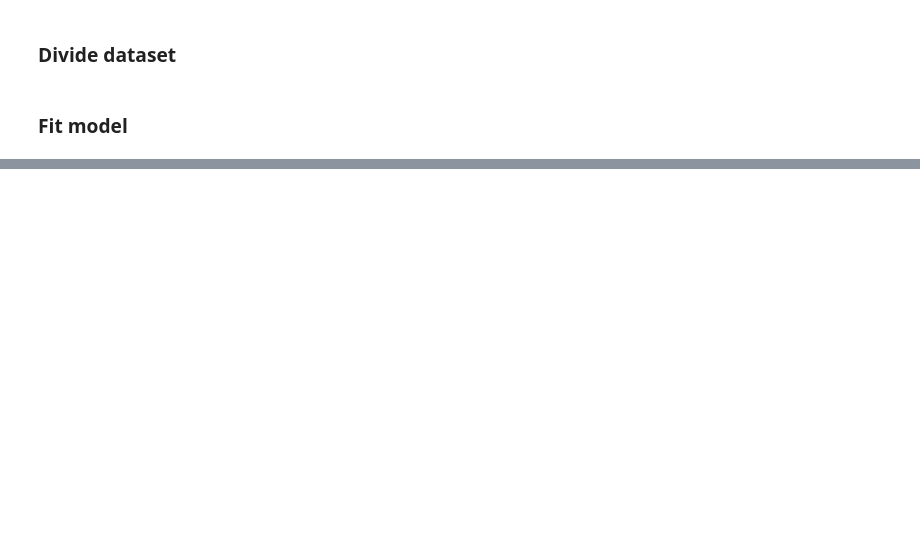
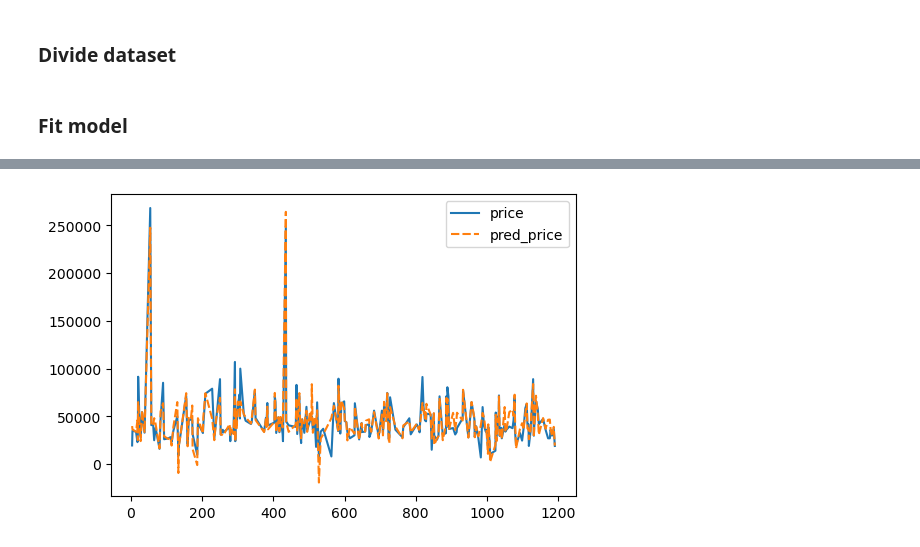
Before and after one commit to ImNotDarren/CarPricePrediction, a Jupyter notebook: car_price_prediction.ipynb, the cells around one changed output, grey strips where cells are left out. Cells and saved outputs as stored; diff of their text form; code cells hidden in the pictures; blank space fills up the shorter version.

```diff
--- a/car_price_prediction.ipynb
+++ b/car_price_prediction.ipynb
@@ -248,0 +271,12 @@ ax = sns.lineplot(data=df_res)
+# %%
+# load the model from pickle file
+with open('models/linear_model_pkl', 'rb') as f:
+    lr = pickle.load(f)
+
+plt.figure(dpi=100)
+df_res2 = pd.DataFrame()
+df_res2['price'] = y_test
+df_res2['pred_price'] = lr.predict(X_test)
+ax2 = sns.lineplot(data=df_res2)
+# %% [output]
+[figure, added]
```
Also changed, not shown: parts of 15 cells of this notebook.
